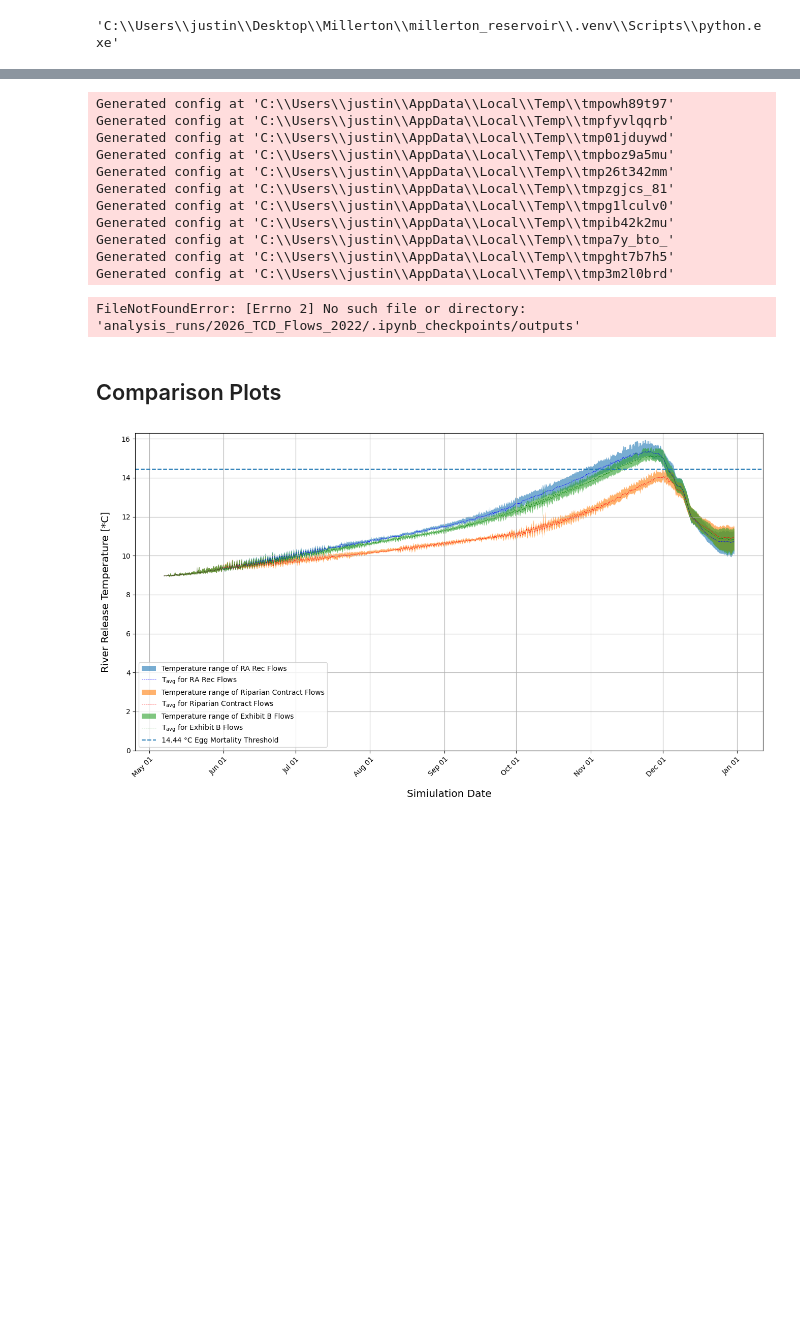
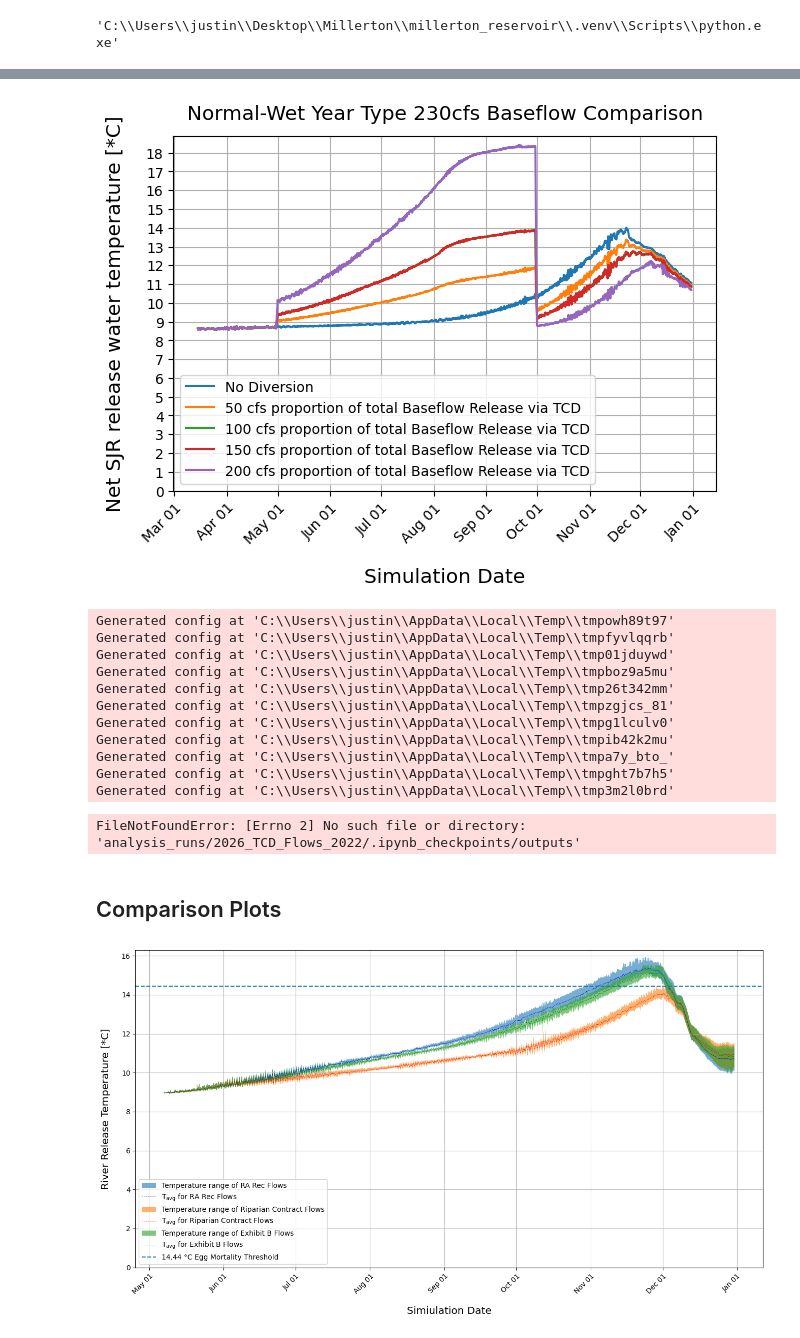
Before and after one commit to steelhead-dev/millerton_reservoir, a Jupyter notebook: 2026_TCD_Analysis.ipynb, the cells around one changed output, grey strips where cells are left out. Cells and saved outputs as stored; diff of their text form; code cells hidden in the pictures; blank space fills up the shorter version.

```diff
--- a/2026_TCD_Analysis.ipynb
+++ b/2026_TCD_Analysis.ipynb
@@ -93,3 +104,82 @@ ModelRunner(config_TCD_flow, output_dir=output_dir_2022).run(overwrite=True)
+# %%
+base_run = RunResult("analysis_runs/2026_TCD_Flows_2024/24_TCD_Flow0_1")
+base_mix = base_run.mixing_temperature(4,5)
+
+compare_run = RunResult("analysis_runs/2026_TCD_Flows_2024/24_TCD_Flow1")
+tcd_temp_mix = compare_run.mixing_temperature(4,5)
+
+compare_run_2 = RunResult("analysis_runs/2026_TCD_Flows_2024/24_TCD_Flow4")
+tcd_temp_mix_2 = compare_run_2.mixing_temperature(4,5)
+
+compare_run_3 = RunResult("analysis_runs/2026_TCD_Flows_2024/24_TCD_Flow7")
+tcd_temp_mix_3 = compare_run_3.mixing_temperature(4,5)
+
+compare_run_4 = RunResult("analysis_runs/2026_TCD_Flows_2024/24_TCD_Flow10")
+tcd_temp_mix_4 = compare_run_4.mixing_temperature(4,5)
+# %%
+
+fig, ax = plt.subplots()
+ax.plot(
+    jday_to_date(base_mix["JDAY"]),
+    base_mix["mixed_flow_temperature [C]"],
+    label="No Diversion",
+)
+ax.plot(
+    jday_to_date(tcd_temp_mix["JDAY"]),
+    tcd_temp_mix["mixed_flow_temperature [C]"],
+    label="50 cfs proportion of total Baseflow Release via TCD",
+)
+ax.plot(
+    jday_to_date(tcd_temp_mix_2["JDAY"]),
+    tcd_temp_mix_2["mixed_flow_temperature [C]"],
+    label="100 cfs proportion of total Baseflow Release via TCD",
+)
+ax.plot(
+    jday_to_date(tcd_temp_mix_3["JDAY"]),
+    tcd_temp_mix_3["mixed_flow_temperature [C]"],
+    label="150 cfs proportion of total Baseflow Release via TCD",
+)
+ax.plot(
+    jday_to_date(tcd_temp_mix_4["JDAY"]),
+    tcd_temp_mix_4["mixed_flow_temperature [C]"],
+    label="200 cfs proportion of total Baseflow Release via TCD",
+)
+
+# Rotate the x-labels to make it so they don't overlap
+xticks, labels = ax.get_xticks(), ax.get_xticklabels()
+ax.set_xticks(xticks, labels=labels)
+ax.set_xticks(xticks, labels=labels, rotation=45, ha="right", rotation_mode="anchor")
+
+# Resize the axis labels
+ax.set_ylabel(ax.get_ylabel(), fontsize="x-large", labelpad=15)
+ax.set_xlabel(ax.get_xlabel(), fontsize="x-large", labelpad=15)
+
+#Format x-axis labels to Month(short) and day
+ax.xaxis.set_major_formatter(mdates.DateFormatter("%b %d"))
+
+# Set y-axis to start at zero
+ax.set_ylim(bottom=0)
+ax.yaxis.set_major_locator(ticker.MultipleLocator(1))
+
+# Set axis label
+ax.set_ylabel("Net SJR release water temperature [*C]")
+
+ax.set_xlabel("Simulation Date")
+
+# Set grid to show
+plt.grid()
+
+# Add a legend to the plot
+ax.legend(loc="best")
+
+# Resize the figure to accommodate the changes to axis labels
+plt.tight_layout()
+
+ax.set_title("Normal-Wet Year Type 230cfs Baseflow Comparison", fontsize="x-large", pad=12)
+
+plt.show()
+# %% [output]
+[figure, added]
 # %%
 met_para_list = [historic / "met_data" /"2022_CEQUAL_met_inputs.csv",
 historic / "met_data" /"2023_CEQUAL_met_inputs.csv",
```
Also changed, not shown: parts of 5 cells of this notebook.
